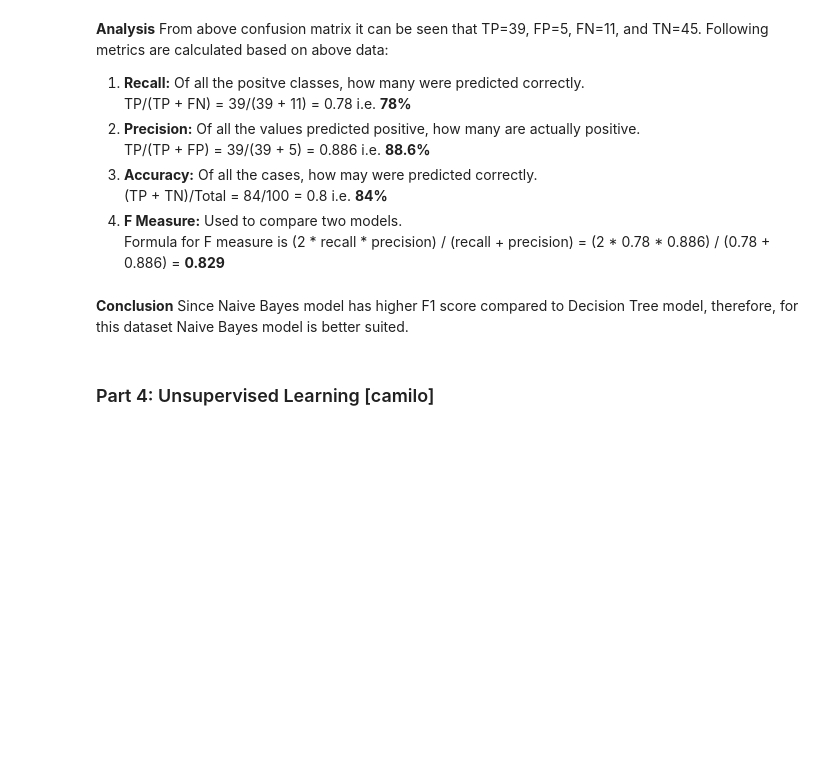
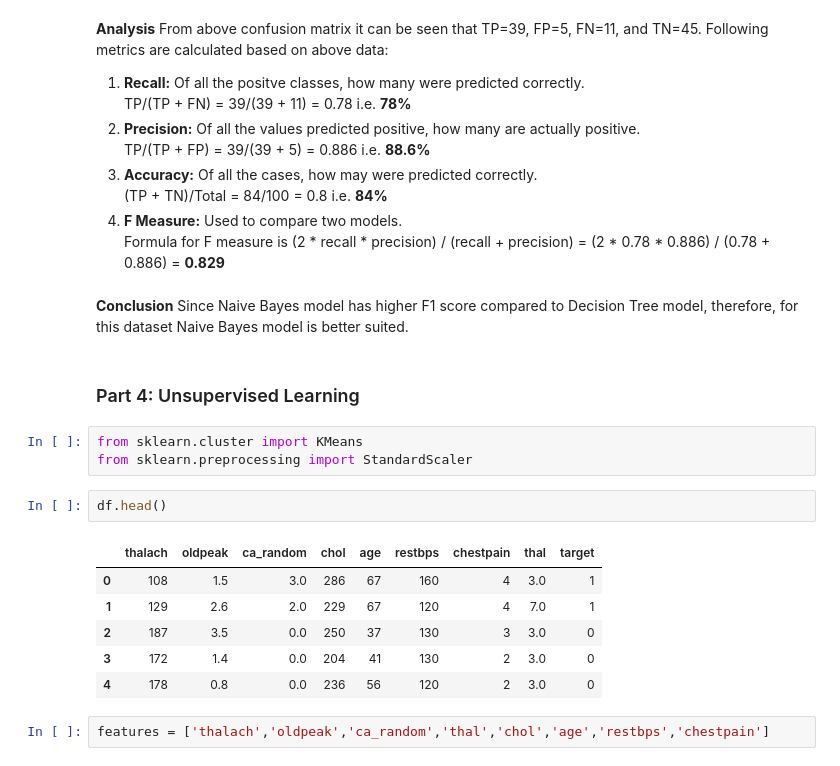
Before and after one commit to mcadac/college, a Jupyter notebook: DataScience/project-assigment/Term Project DS & ML.ipynb, the cells around one changed output. Cells and saved outputs as stored; diff of their text form; blank space fills up the shorter version.

Commit message:
Add unsupervised learning

```diff
--- a/DataScience/project-assigment/Term Project DS & ML.ipynb
+++ b/DataScience/project-assigment/Term Project DS & ML.ipynb
@@ -759,4 +759,18 @@ Following metrics are calculated based on above data:
 **Conclusion**
 Since Naive Bayes model has higher F1 score compared to Decision Tree model, therefore, for this dataset Naive Bayes model is better suited.
 # %% [markdown]
-### Part 4: Unsupervised Learning [camilo]
+### Part 4: Unsupervised Learning
+# %%
+from sklearn.cluster import KMeans
+from sklearn.preprocessing import StandardScaler
+# %%
+df.head()
+# %% [output]
+|  | thalach | oldpeak | ca_random | chol | age | restbps | chestpain | thal | target |
+| 0 | 108 | 1.5 | 3.0 | 286 | 67 | 160 | 4 | 3.0 | 1 |
+| 1 | 129 | 2.6 | 2.0 | 229 | 67 | 120 | 4 | 7.0 | 1 |
+| 2 | 187 | 3.5 | 0.0 | 250 | 37 | 130 | 3 | 3.0 | 0 |
+| 3 | 172 | 1.4 | 0.0 | 204 | 41 | 130 | 2 | 3.0 | 0 |
+| 4 | 178 | 0.8 | 0.0 | 236 | 56 | 120 | 2 | 3.0 | 0 |
+# %%
+features = ['thalach','oldpeak','ca_random','thal','chol','age','restbps','chestpain']
```
Also changed, not shown: parts of 18 cells of this notebook, 1 other file.
